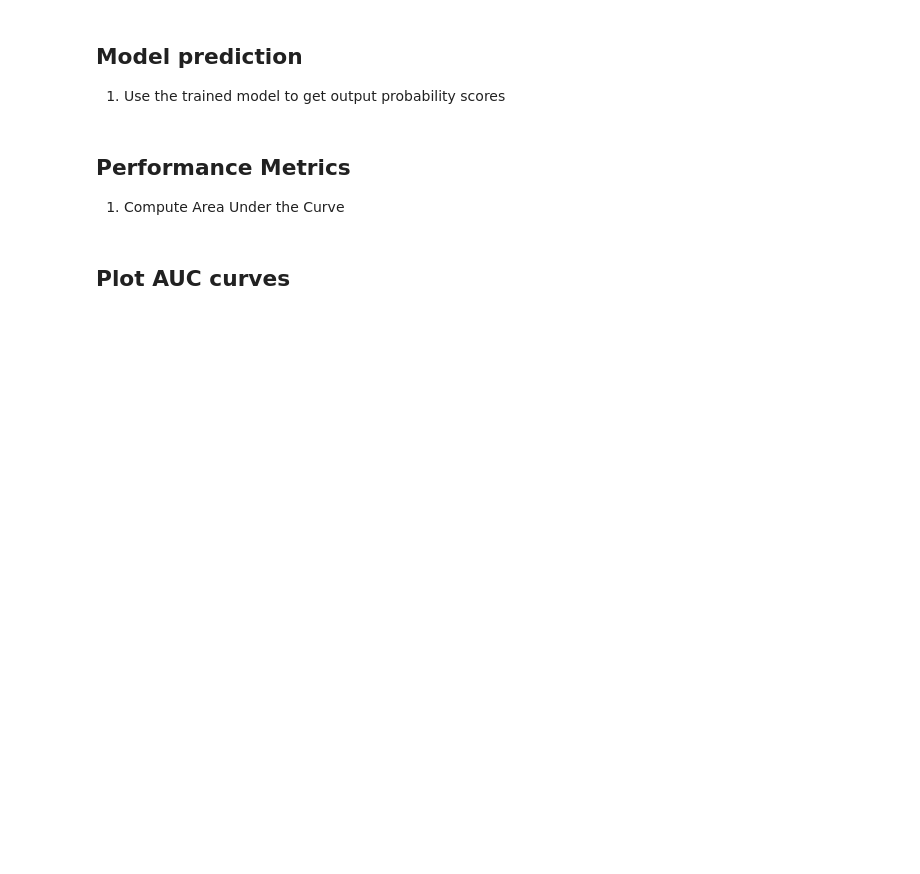
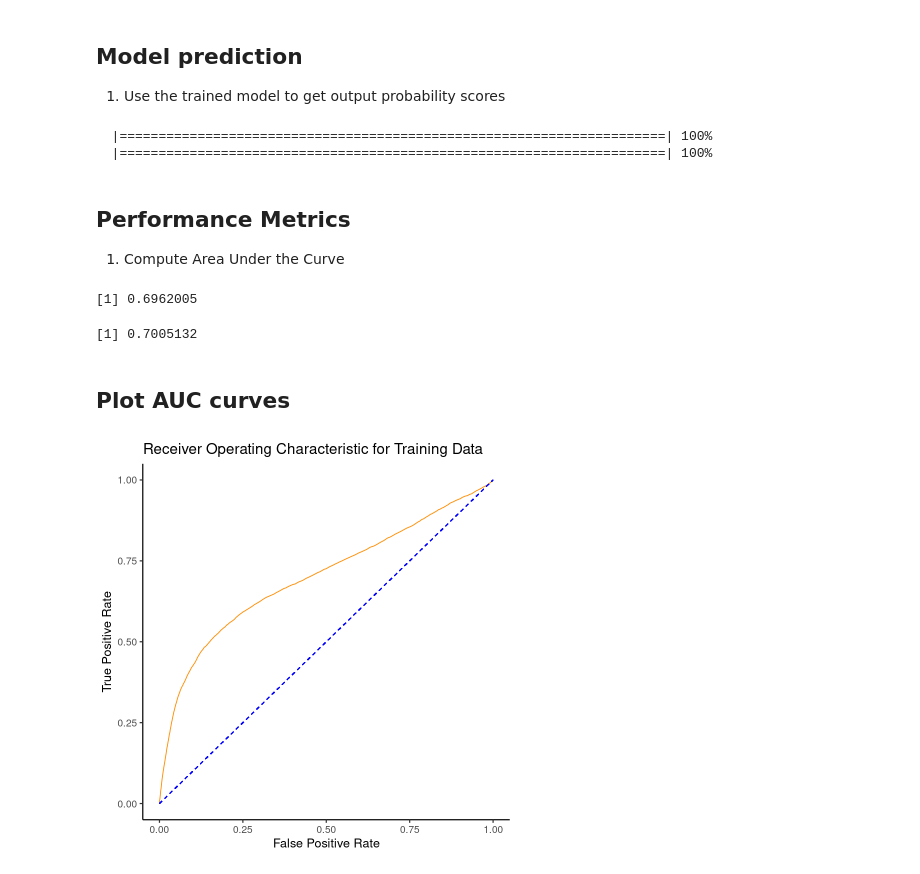
Before and after one commit to aboussina/med264, a Jupyter notebook: sepsisPredictionR_v1.ipynb, the cells around one changed output. Saved outputs shown, nothing was run; the diff lists cells and outputs as text; code cells hidden in the pictures; blank space fills up the shorter version.

Commit message:
Update of model and metric sections.

```diff
--- a/sepsisPredictionR_v1.ipynb
+++ b/sepsisPredictionR_v1.ipynb
@@ -108,0 +91,14 @@ also installing the dependencies ‘V8’, ‘rstan’, ‘shinystan’
+# %%
+h2o.init()
+train_data <- as.h2o(train_data)
+test_data <- as.h2o(test_data)
+
+model <- h2o.glm(
+    training_frame = train_data,
+    y = "SepsisLabel",
+    family = 'binomial',
+    solver = 'L_BFGS',
+    max_iterations = 150,
+    alpha = 0, # Alpha=0 corresponds to Ridge Regression (L2)
+    lambda = 1
+)
@@ -109,8 +123,42 @@ also installing the dependencies ‘V8’, ‘rstan’, ‘shinystan’
 # %% [markdown]
 ## Model prediction
 1. Use the trained model to get output probability scores
+# %%
+train_pred_score <- h2o.predict(model, train_data)
+test_pred_score <- h2o.predict(model, test_data)
+# %% [output]
+  |======================================================================| 100%
+  |======================================================================| 100%
 # %% [markdown]
 ## Performance Metrics
 1. Compute Area Under the Curve
+# %%
+train_perf <- h2o.performance(model, train_data)
+test_perf <- h2o.performance(model, test_data)
+
+# Compute AUC of training set
+train_auc <- h2o.auc(train_perf)
+
+# Compute AUC of testing set
+test_auc <- h2o.auc(test_perf)
+# %% [output]
+[1] 0.6962005
+[1] 0.7005132
 # %% [markdown]
 ## Plot AUC curves
+# %%
+# Train
+train_perf@metrics$thresholds_and_metric_scores %>%
+    ggplot(aes(x = fpr, y = tpr)) +
+    geom_line(color='darkorange') +
+    geom_segment(
+        linetype = 'dashed',
+        color = 'blue',
+        aes(x = 0, y = 0, xend = 1, yend = 1)
+    ) +
+    ggtitle("Receiver Operating Characteristic for Training Data") +
+    xlab("False Positive Rate") +
+    ylab("True Positive Rate") +
+    theme_classic(base_size = 15)
+# %% [output]
+[figure, added]
```
Also changed, not shown: parts of 9 cells of this notebook.
